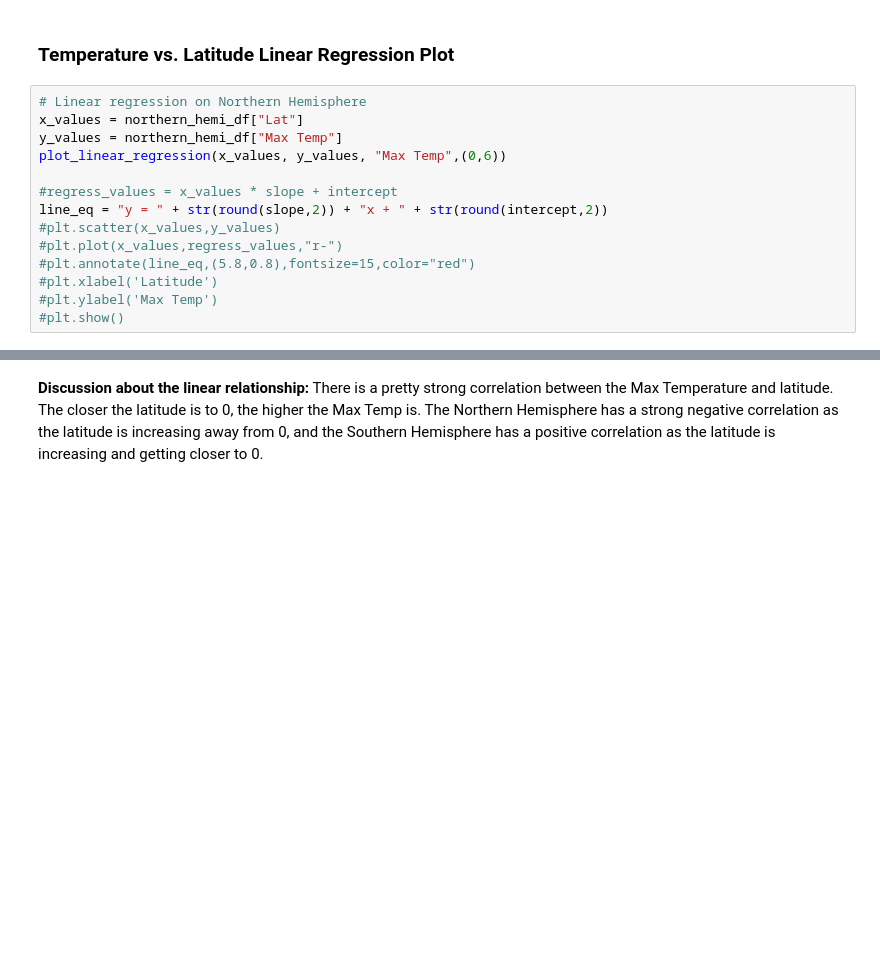
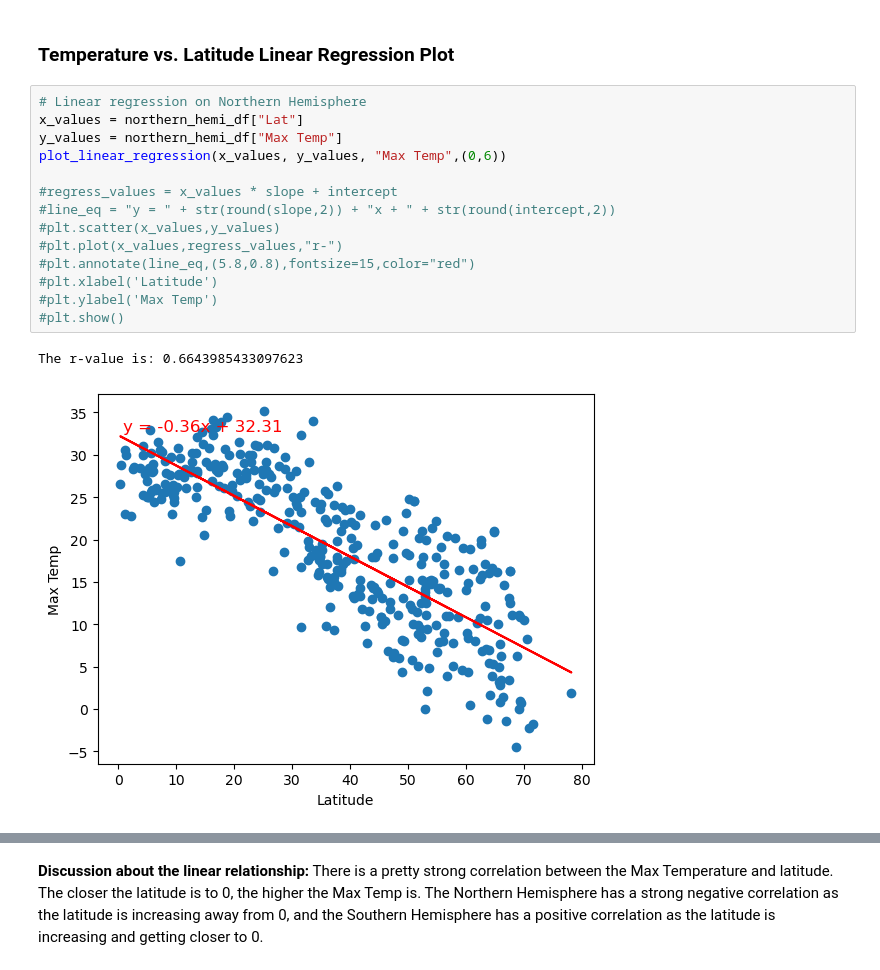
Before and after one commit to erusin12/python-api-challenge, a Jupyter notebook: starter_code/WeatherPy_code.ipynb, the cells around one changed output, grey strips where cells are left out. Cells and saved outputs as stored; diff of their text form; blank space fills up the shorter version.

```diff
--- a/starter_code/WeatherPy_code.ipynb
+++ b/starter_code/WeatherPy_code.ipynb
@@ -328,17 +344,20 @@ southern_hemi_df.head()
 # %%
 # Linear regression on Northern Hemisphere
 x_values = northern_hemi_df["Lat"]
 y_values = northern_hemi_df["Max Temp"]
 plot_linear_regression(x_values, y_values, "Max Temp",(0,6))
 
 #regress_values = x_values * slope + intercept
-line_eq = "y = " + str(round(slope,2)) + "x + " + str(round(intercept,2))
+#line_eq = "y = " + str(round(slope,2)) + "x + " + str(round(intercept,2))
 #plt.scatter(x_values,y_values)
 #plt.plot(x_values,regress_values,"r-")
 #plt.annotate(line_eq,(5.8,0.8),fontsize=15,color="red")
 #plt.xlabel('Latitude')
 #plt.ylabel('Max Temp')
 #plt.show()
+# %% [output]
+The r-value is: 0.6643985433097623
+[figure, added]
 # %%
 # Linear regression on Southern Hemisphere
 x_values = southern_hemi_df["Lat"]
```
Also changed, not shown: parts of 20 cells of this notebook, 6 other files.
